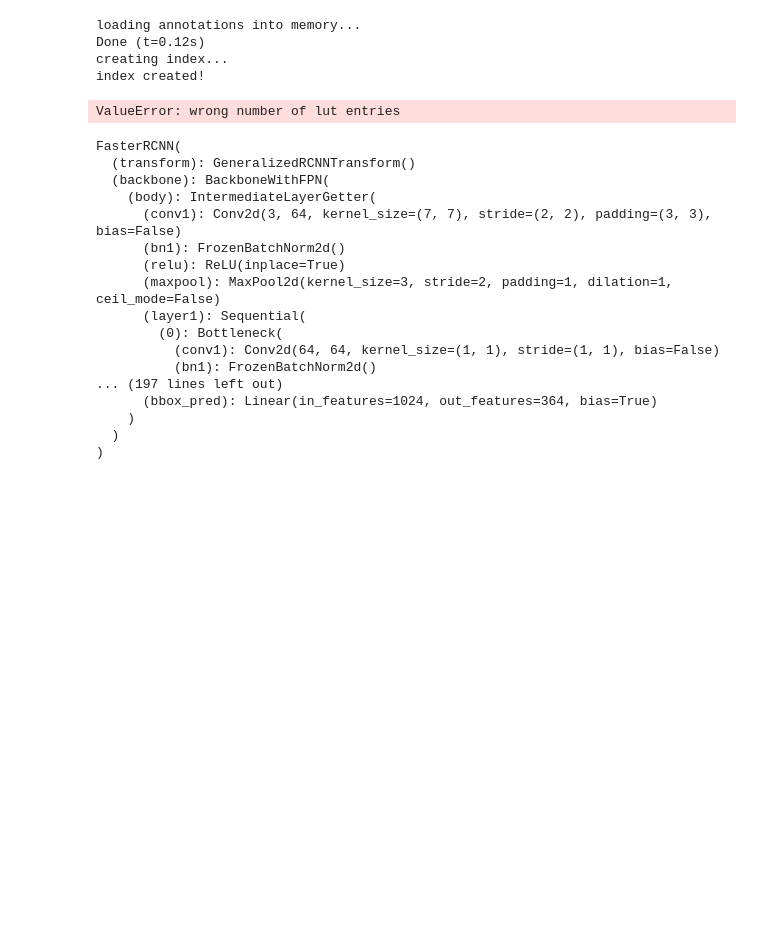
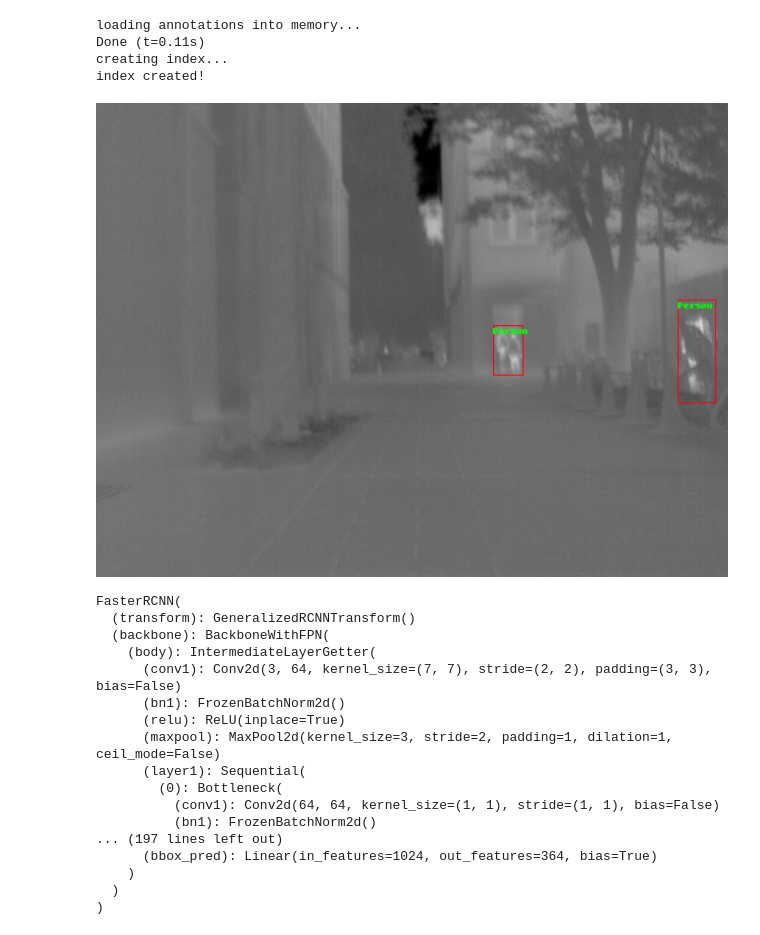
Before and after one commit to AndreevP/irdec, a Jupyter notebook: main.ipynb, the cells around one changed output. Drawn from its saved outputs; the diff is of its cells as text; code cells hidden in the pictures; blank space fills up the shorter version.

Commit message:
pretrain and tried to augmentate

```diff
--- a/main.ipynb
+++ b/main.ipynb
@@ -3,13 +76,13 @@ from prep_vis import *
 # %%
-train = CocoDetection_(root = "fir",
+train = Pretrain(root = "fir",
                        annFile = "train_fir.json")
-visualize_boxes(train[7])
+visualize_boxes(train[101])
 # %% [output]
 loading annotations into memory...
-Done (t=0.12s)
+Done (t=0.11s)
 creating index...
 index created!
-ValueError: wrong number of lut entries
+[figure, added]
 # %%
 import torch
 import torchvision
```
Also changed, not shown: parts of 5 cells of this notebook, 5 other files.
